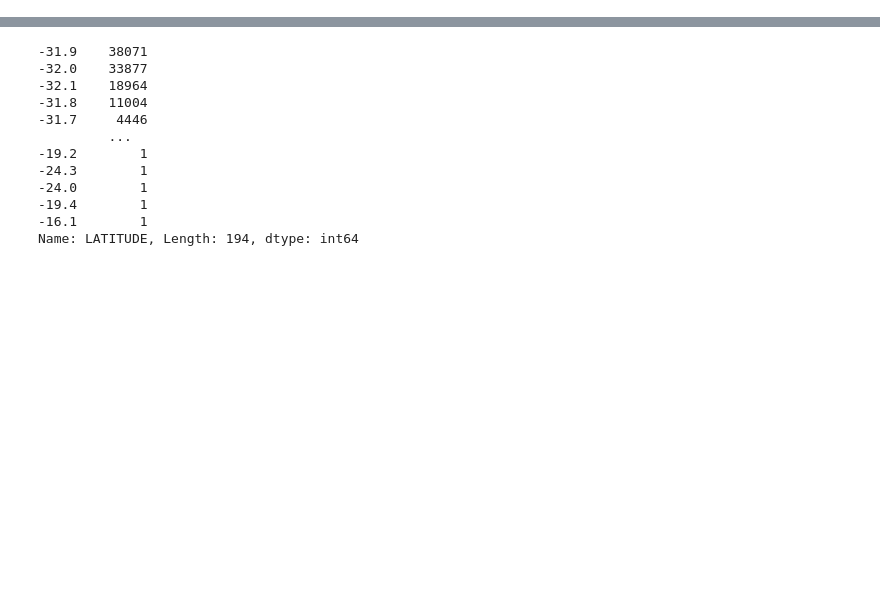
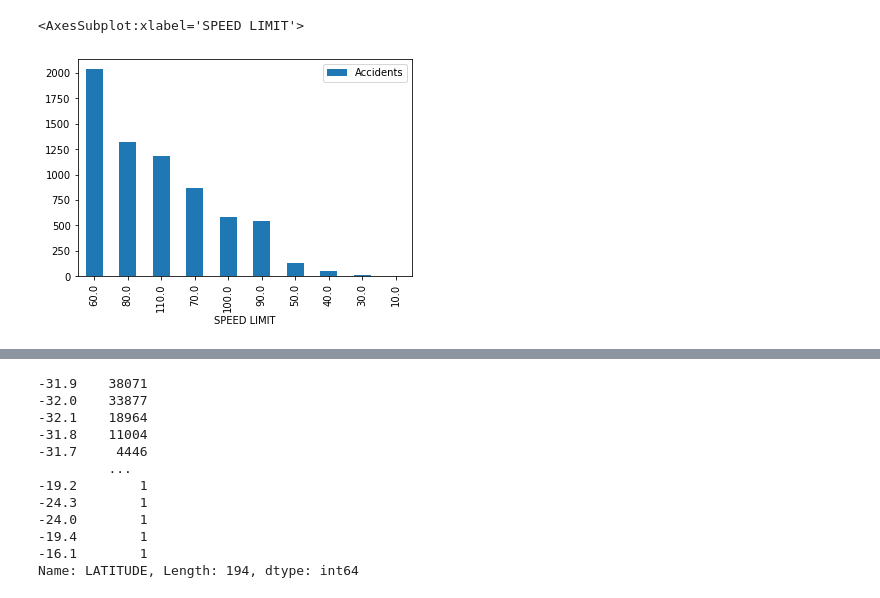
Before and after one commit to NZeinali/project_one, a Jupyter notebook: project1.ipynb, the cells around one changed output, grey strips where cells are left out. Drawn from its saved outputs; the diff is of its cells as text; code cells hidden in the pictures; blank space fills up the shorter version.

```diff
--- a/project1.ipynb
+++ b/project1.ipynb
@@ -69,0 +101,6 @@ Name: SPEED LIMIT, dtype: int64
+# %%
+grouped_df=pd.DataFrame({"Accidents":grouped_speed["Hospital"]})
+grouped_df.plot.bar()
+# %% [output]
+<AxesSubplot:xlabel='SPEED LIMIT'>
+[figure, added]
```
Also changed, not shown: parts of 12 cells of this notebook.
